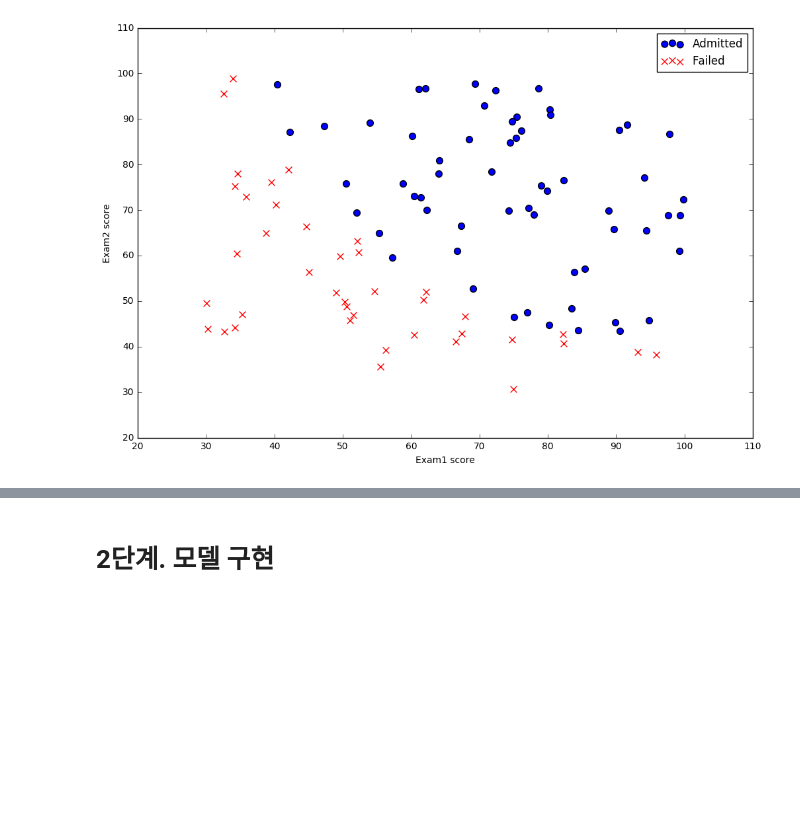
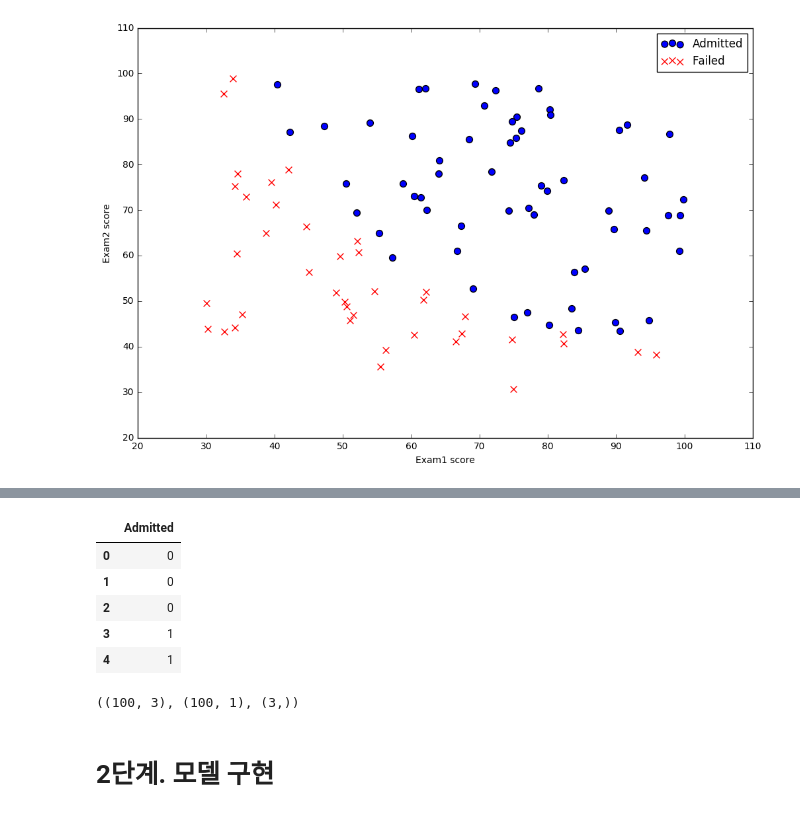
Before and after one commit to kyoseoksong/ml_python, a Jupyter notebook: 3_simple_logistic_regression_part3.ipynb, the cells around one changed output, grey strips where cells are left out. Saved outputs shown, nothing was run; the diff lists cells and outputs as text; code cells hidden in the pictures; blank space fills up the shorter version.

```diff
--- a/ex2_logistic_regression.ipynb
+++ b/3_simple_logistic_regression_part3.ipynb
@@ -70,0 +100,9 @@ plotData()
+# %%
+y.head()
+# %% [output]
+|  | Admitted |
+| 0 | 0 |
+| 1 | 0 |
+| 2 | 0 |
+| 3 | 1 |
+| 4 | 1 |
@@ -71,3 +116,7 @@ plotData()
+# %%
+X.shape, y.shape, theta.shape
+# %% [output]
+((100, 3), (100, 1), (3,))
 # %% [markdown]
 # 2단계. 모델 구현
 # %%
```
Also changed, not shown: parts of 14 cells of this notebook, 2 other files.
